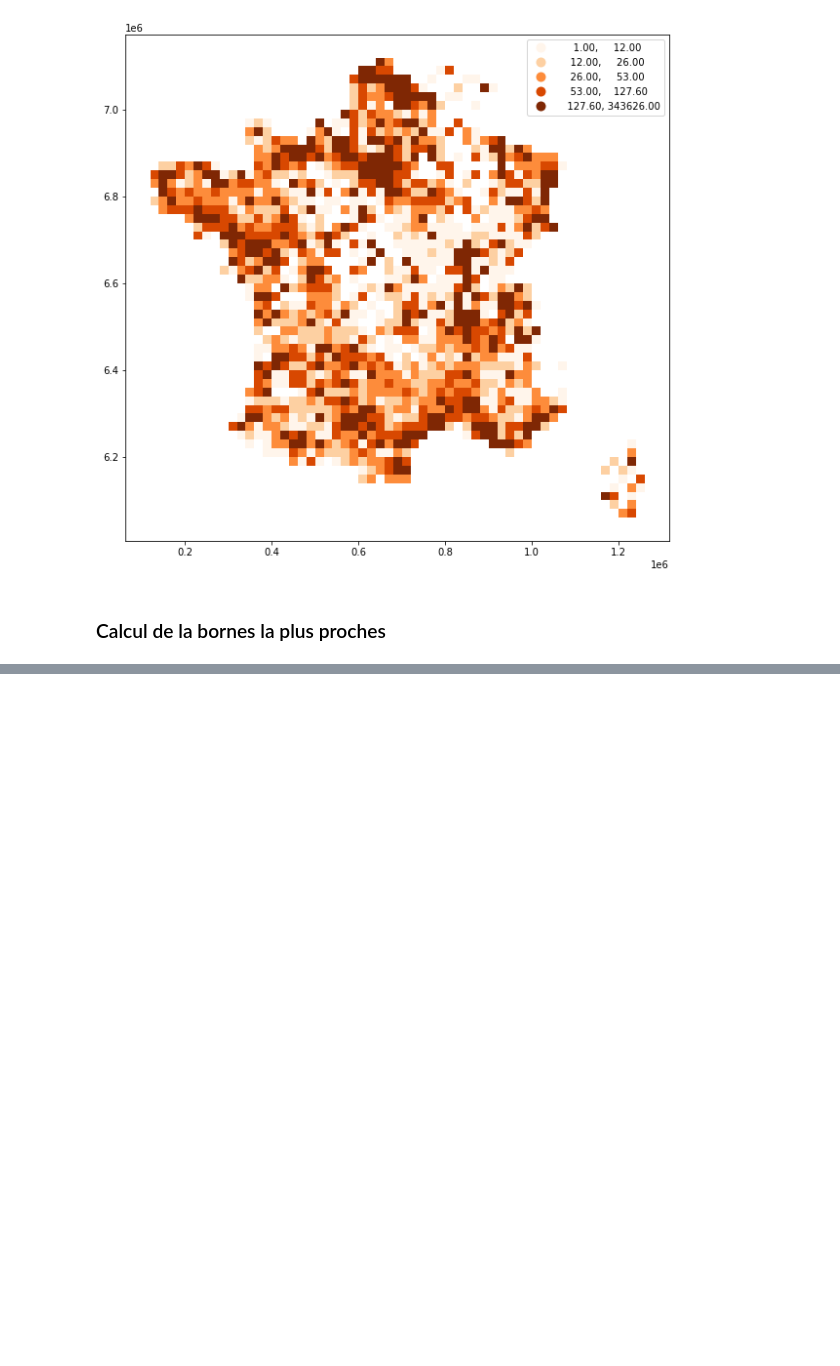
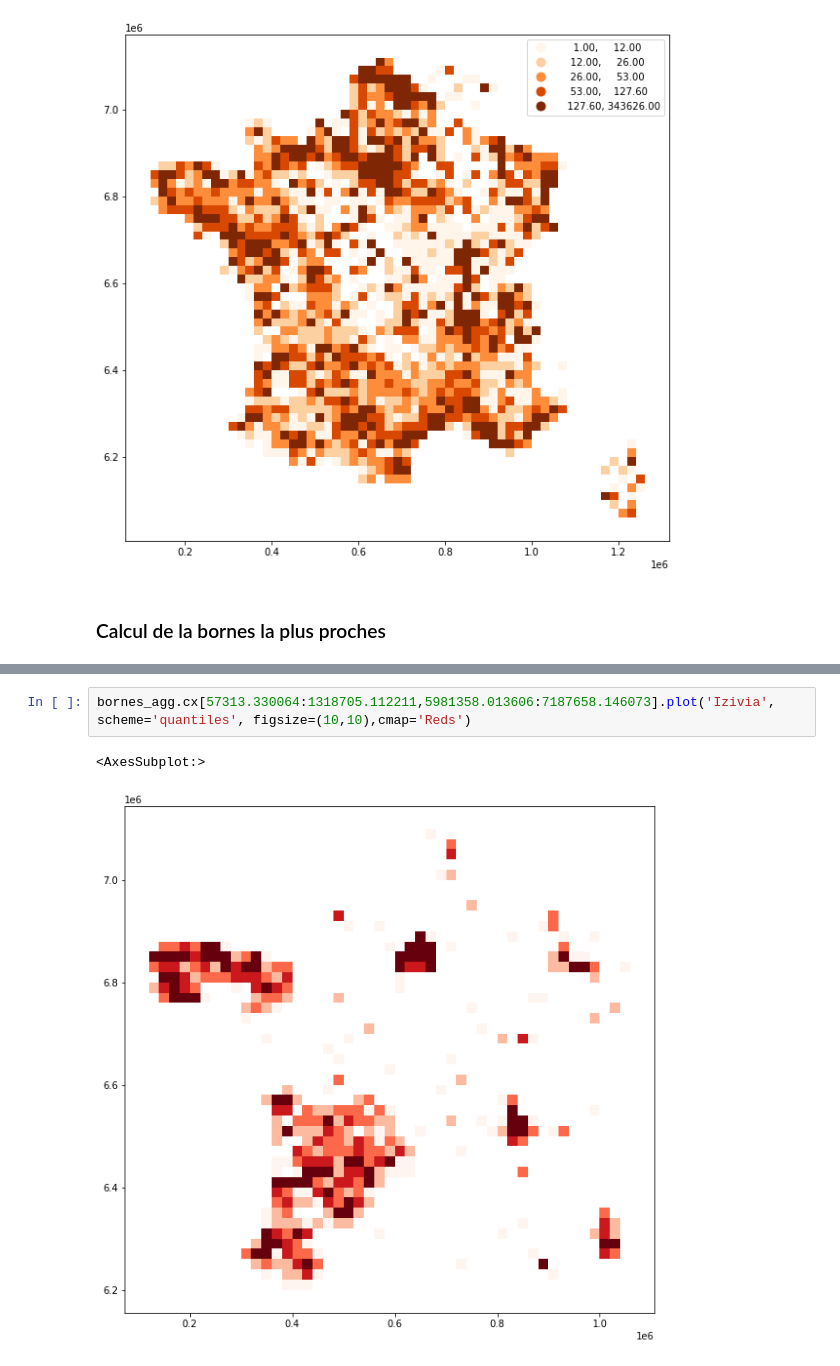
Before and after one commit to anaelDelorme/hackaviz2023, a Jupyter notebook: analyse/premieres analyses.ipynb, the cells around one changed output, grey strips where cells are left out. Drawn from its saved outputs; the diff is of its cells as text; blank space fills up the shorter version.

```diff
--- a/analyse/premieres analyses.ipynb
+++ b/analyse/premieres analyses.ipynb
@@ -64,0 +176,5 @@ ax = agg.cx[57313.330064:1318705.112211,5981358.013606:7187658.146073].plot('nbr
+# %%
+bornes_agg.cx[57313.330064:1318705.112211,5981358.013606:7187658.146073].plot('Izivia', scheme='quantiles', figsize=(10,10),cmap='Reds')
+# %% [output]
+<AxesSubplot:>
+[figure, added]
```
Also changed, not shown: parts of 39 cells of this notebook.
